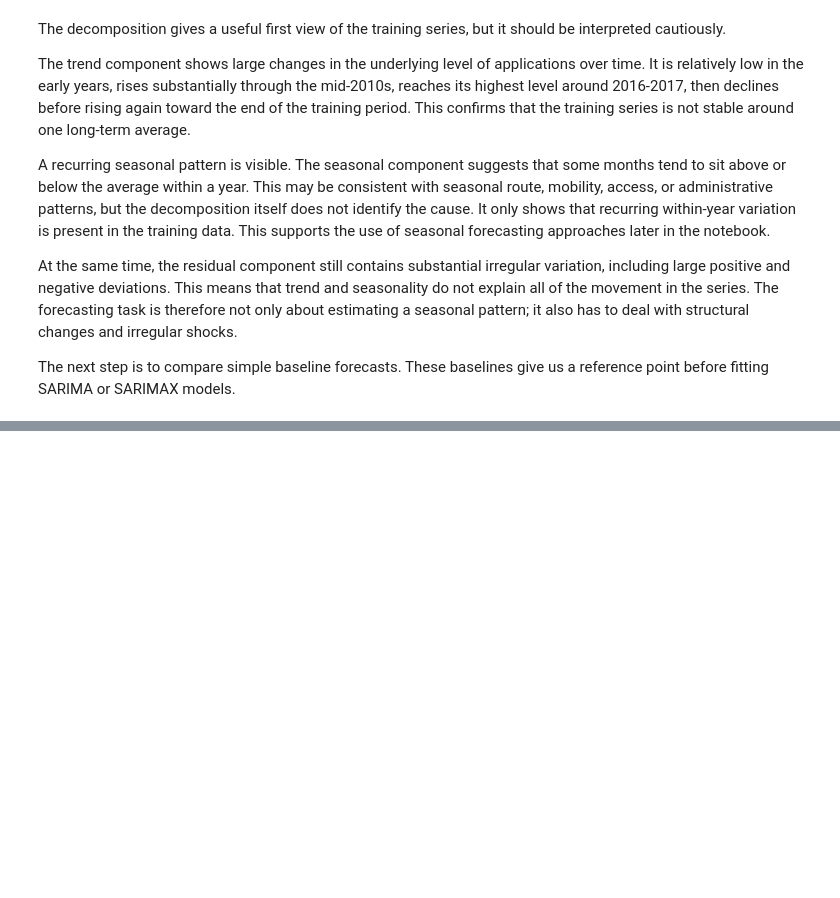
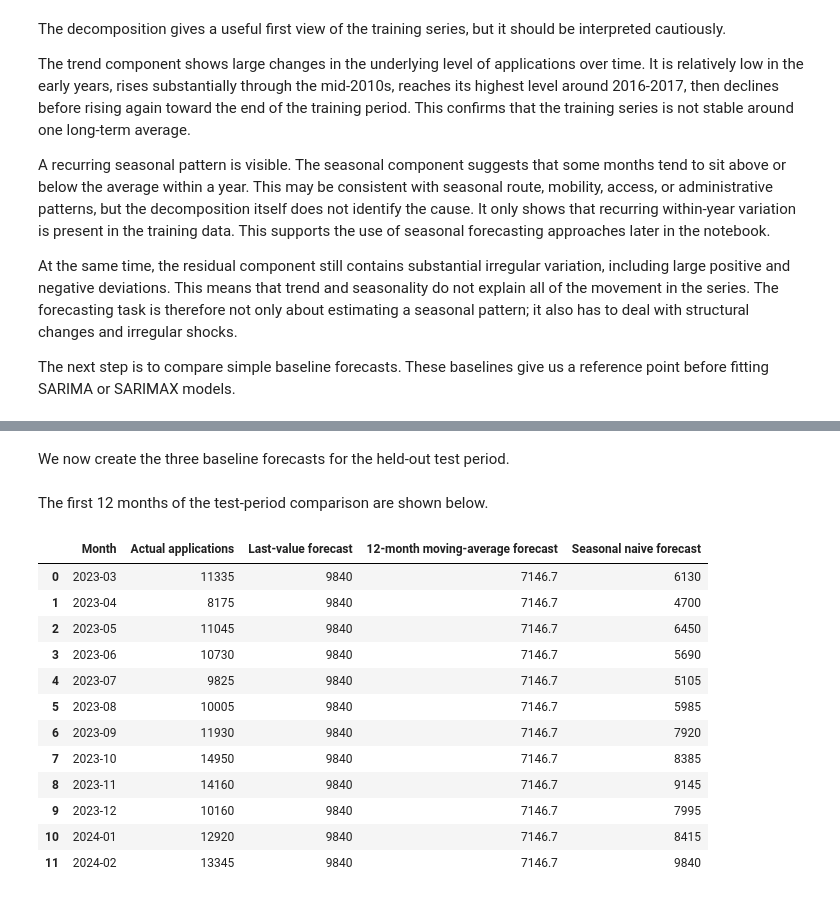
Before and after one commit to kcsongor011/humanitarian_decision_toolkit, a Jupyter notebook: notebooks/forecasting/arrival_dynamics_2_long_term_country_level_arrivals.ipynb, the cells around one changed output, grey strips where cells are left out. Saved outputs shown, nothing was run; the diff lists cells and outputs as text; code cells hidden in the pictures; blank space fills up the shorter version.

```diff
--- a/notebooks/forecasting/arrival_dynamics_2_long_term_country_level_arrivals.ipynb
+++ b/notebooks/forecasting/arrival_dynamics_2_long_term_country_level_arrivals.ipynb
@@ -374,0 +409,2 @@ The next step is to compare simple baseline forecasts. These baselines give us a
+# %% [markdown]
+We now create the three baseline forecasts for the held-out test period.
@@ -374,0 +427,38 @@ The next step is to compare simple baseline forecasts. These baselines give us a
+# %% [markdown]
+The first 12 months of the test-period comparison are shown below.
+# %%
+baseline_preview = baseline_forecasts.head(12).assign(
+    Month=lambda df: df["date"].dt.strftime("%Y-%m"),
+    **{
+        "Actual applications": lambda df: df["actual_applications"].astype(int),
+        "Last-value forecast": lambda df: df["last_value_forecast"].round(1),
+        "12-month moving-average forecast": lambda df: df[
+            "moving_average_12_month_forecast"
+        ].round(1),
+        "Seasonal naive forecast": lambda df: df["seasonal_naive_forecast"].astype(int),
+    },
+)
+
+baseline_preview[
+    [
+        "Month",
+        "Actual applications",
+        "Last-value forecast",
+        "12-month moving-average forecast",
+        "Seasonal naive forecast",
+    ]
+]
+# %% [output]
+|  | Month | Actual applications | Last-value forecast | 12-month moving-average forecast | Seasonal naive forecast |
+| 0 | 2023-03 | 11335 | 9840 | 7146.7 | 6130 |
+| 1 | 2023-04 | 8175 | 9840 | 7146.7 | 4700 |
+| 2 | 2023-05 | 11045 | 9840 | 7146.7 | 6450 |
+| 3 | 2023-06 | 10730 | 9840 | 7146.7 | 5690 |
+| 4 | 2023-07 | 9825 | 9840 | 7146.7 | 5105 |
+| 5 | 2023-08 | 10005 | 9840 | 7146.7 | 5985 |
+| 6 | 2023-09 | 11930 | 9840 | 7146.7 | 7920 |
+| 7 | 2023-10 | 14950 | 9840 | 7146.7 | 8385 |
+| 8 | 2023-11 | 14160 | 9840 | 7146.7 | 9145 |
+| 9 | 2023-12 | 10160 | 9840 | 7146.7 | 7995 |
+| 10 | 2024-01 | 12920 | 9840 | 7146.7 | 8415 |
+| 11 | 2024-02 | 13345 | 9840 | 7146.7 | 9840 |
```
Also changed, not shown: parts of 9 cells of this notebook.
